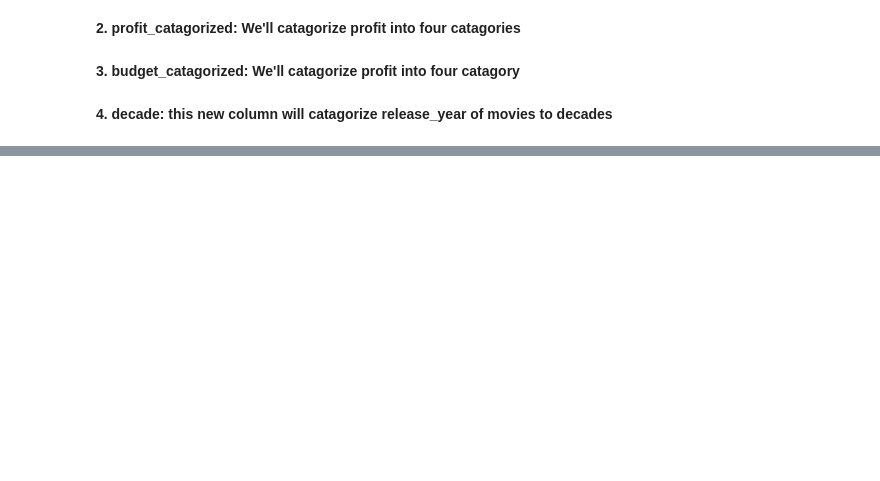
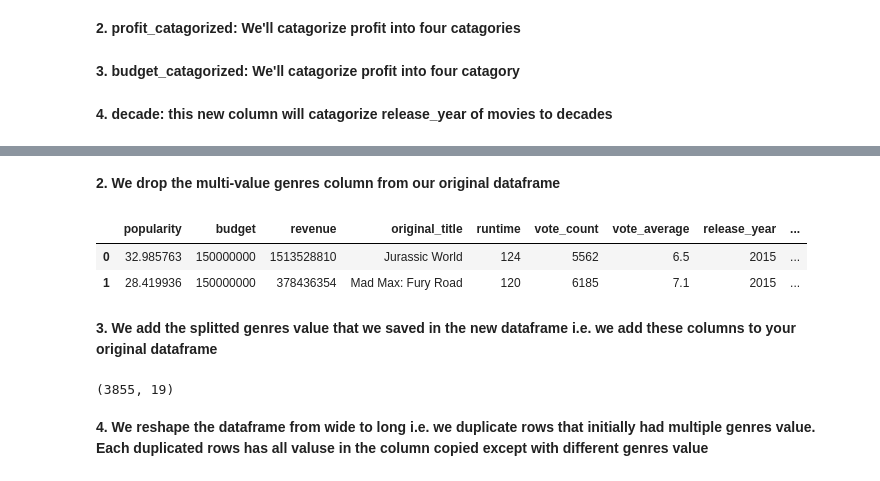
Before and after one commit to Taposh-Das/DAND_P3_Investigate_A_Dataset, a Jupyter notebook: investigate_a_dataset.ipynb, the cells around one changed output, grey strips where cells are left out. Cells and saved outputs as stored; diff of their text form; code cells hidden in the pictures; blank space fills up the shorter version.

```diff
--- a/investigate_a_dataset.ipynb
+++ b/investigate_a_dataset.ipynb
@@ -213,0 +232,11 @@ df['decade']=pd.cut(df['release_year'], bins=[1960, 1970, 1980, 1990, 2000, 2010
+# %% [markdown]
+**2. We drop the multi-value genres column from our original dataframe**
+# %%
+df=df.drop('genres', axis=1)
+df.head(2)
+# %% [output]
+|  | popularity | budget | revenue | original_title | runtime | vote_count | vote_average | release_year | ... |
+| 0 | 32.985763 | 150000000 | 1513528810 | Jurassic World | 124 | 5562 | 6.5 | 2015 | ... |
+| 1 | 28.419936 | 150000000 | 378436354 | Mad Max: Fury Road | 120 | 6185 | 7.1 | 2015 | ... |
+# %% [markdown]
+**3. We add the splitted genres value that we saved in the new dataframe i.e. we add these columns to your original dataframe**
@@ -213,0 +249,6 @@ df['decade']=pd.cut(df['release_year'], bins=[1960, 1970, 1980, 1990, 2000, 2010
+# %%
+df.shape
+# %% [output]
+(3855, 19)
+# %% [markdown]
+**4. We reshape the dataframe from wide to long i.e. we duplicate rows that initially had multiple genres value. Each duplicated rows has all valuse in the column copied except with different genres value**
```
Also changed, not shown: parts of 6 cells of this notebook.
